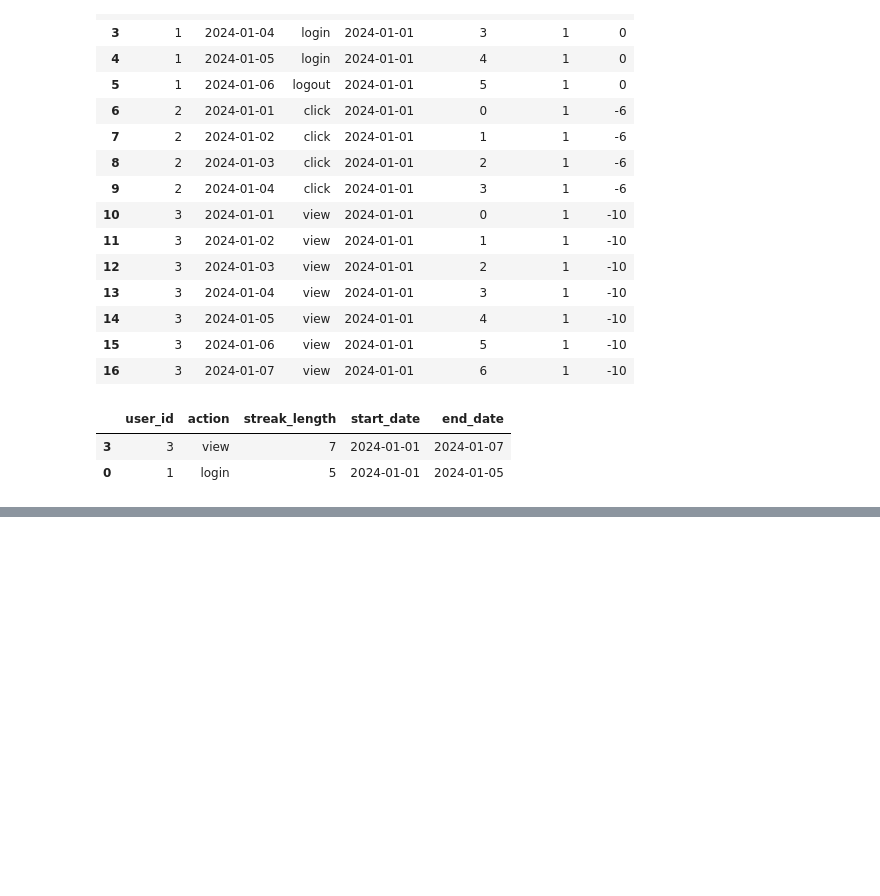
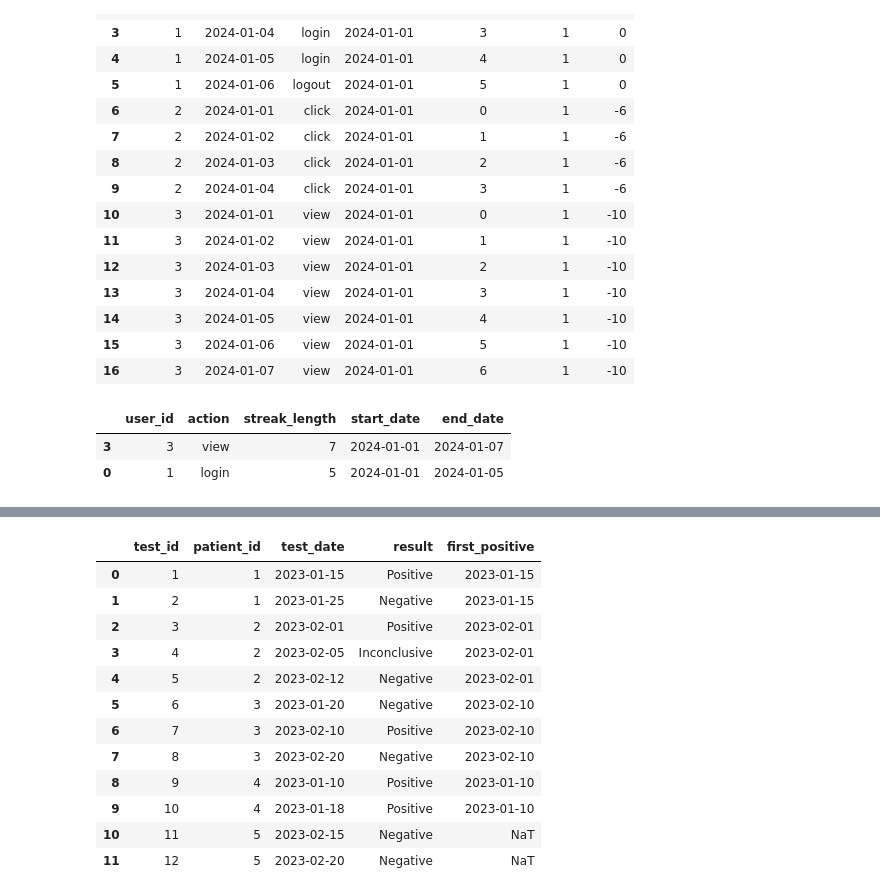
Before and after one commit to lonelysun1990/prototype, a Jupyter notebook: pandas4.ipynb, the cells around one changed output, grey strips where cells are left out. Saved outputs shown, nothing was run; the diff lists cells and outputs as text; code cells hidden in the pictures; blank space fills up the shorter version.

```diff
--- a/pandas4.ipynb
+++ b/pandas4.ipynb
@@ -166,0 +190,4 @@ res[res['streak_length'] >=5].sort_values(['streak_length', 'user_id'], ascendin
+# %%
+covid_tests['test_date'] = pd.to_datetime(covid_tests['test_date'])
+# %%
+tmp1 = covid_tests[covid_tests['result'] == 'Positive'].groupby('patient_id')['test_date'].min().reset_index().rename(columns={'test_date': 'first_positive'})
@@ -166,0 +202,18 @@ res[res['streak_length'] >=5].sort_values(['streak_length', 'user_id'], ascendin
+# %%
+tmp2 = covid_tests.merge(tmp1, on='patient_id', how='left')
+# %%
+tmp2
+# %% [output]
+|  | test_id | patient_id | test_date | result | first_positive |
+| 0 | 1 | 1 | 2023-01-15 | Positive | 2023-01-15 |
+| 1 | 2 | 1 | 2023-01-25 | Negative | 2023-01-15 |
+| 2 | 3 | 2 | 2023-02-01 | Positive | 2023-02-01 |
+| 3 | 4 | 2 | 2023-02-05 | Inconclusive | 2023-02-01 |
+| 4 | 5 | 2 | 2023-02-12 | Negative | 2023-02-01 |
+| 5 | 6 | 3 | 2023-01-20 | Negative | 2023-02-10 |
+| 6 | 7 | 3 | 2023-02-10 | Positive | 2023-02-10 |
+| 7 | 8 | 3 | 2023-02-20 | Negative | 2023-02-10 |
+| 8 | 9 | 4 | 2023-01-10 | Positive | 2023-01-10 |
+| 9 | 10 | 4 | 2023-01-18 | Positive | 2023-01-10 |
+| 10 | 11 | 5 | 2023-02-15 | Negative | NaT |
+| 11 | 12 | 5 | 2023-02-20 | Negative | NaT |
```
Also changed, not shown: parts of 52 cells of this notebook, 2 other files.
